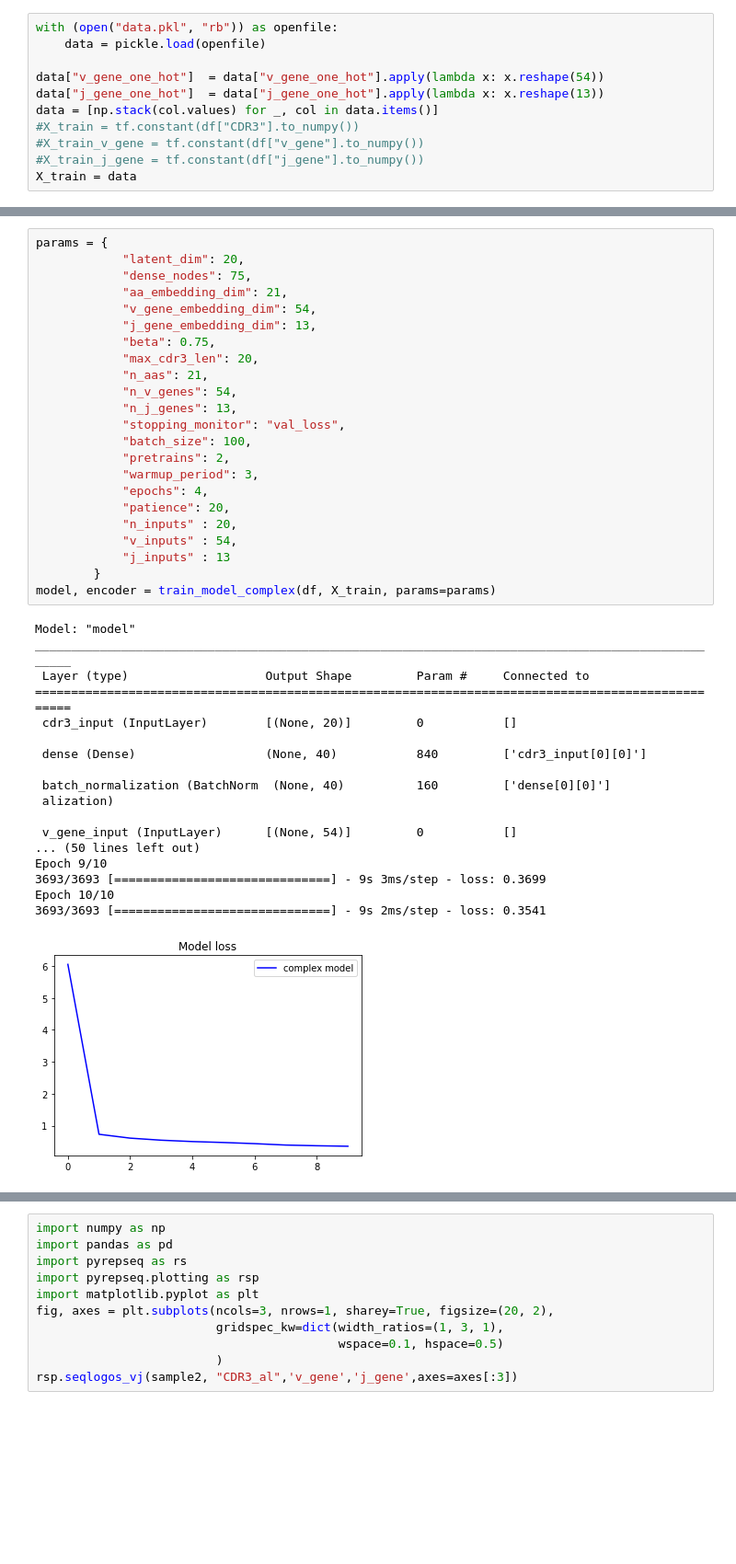
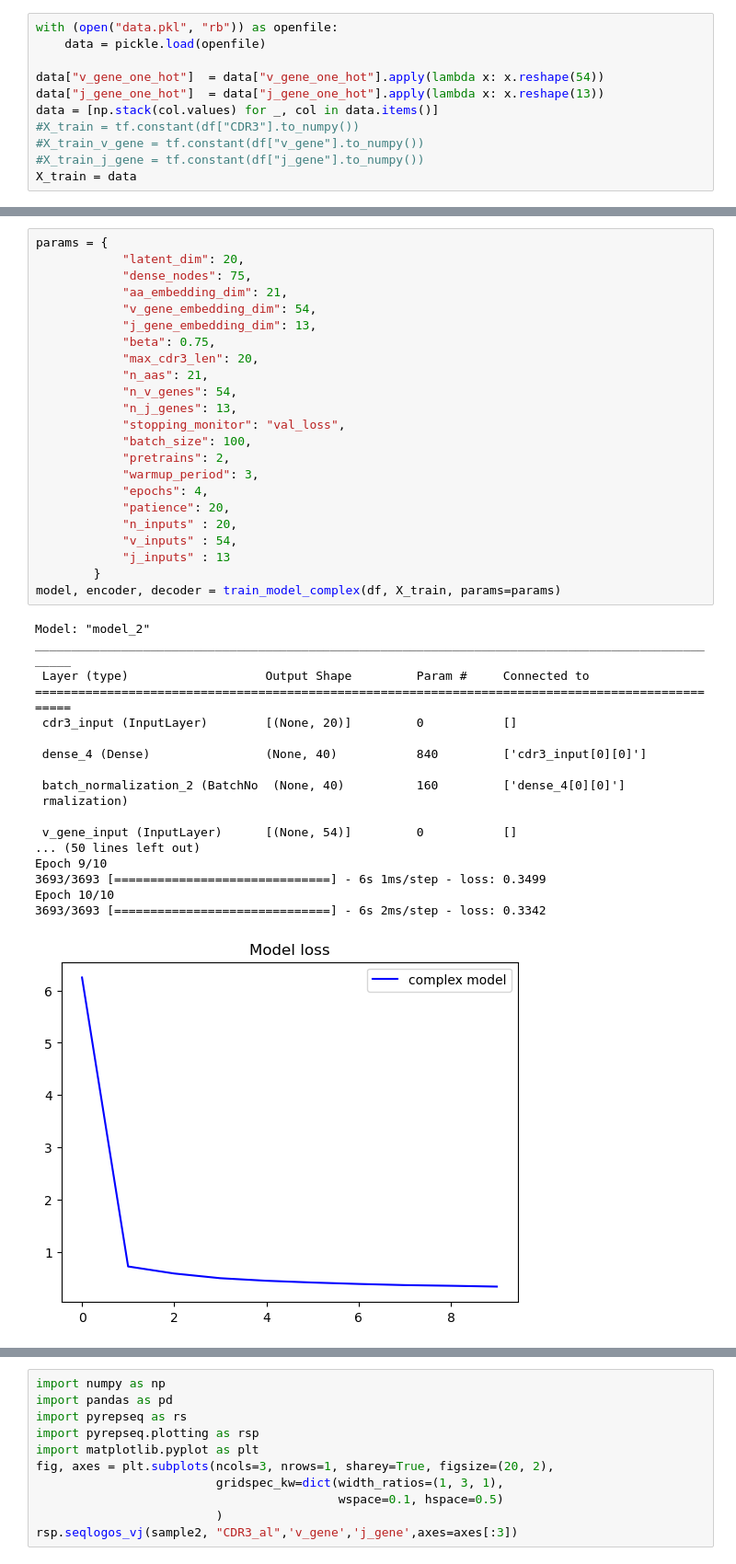
Before and after one commit to yanismiraoui/M4R-Project-Notebooks, a Jupyter notebook: comparison_tcrdist.ipynb, the cells around one changed output, grey strips where cells are left out. Shown: that part at 92% size. Drawn from its saved outputs; the diff is of its cells as text; blank space fills up the shorter version.

```diff
--- a/comparison_tcrdist.ipynb
+++ b/comparison_tcrdist.ipynb
@@ -35,38 +57,38 @@ params = {
             "aa_embedding_dim": 21,
             "v_gene_embedding_dim": 54,
             "j_gene_embedding_dim": 13,
             "beta": 0.75,
             "max_cdr3_len": 20,
             "n_aas": 21,
             "n_v_genes": 54,
             "n_j_genes": 13,
             "stopping_monitor": "val_loss",
             "batch_size": 100,
             "pretrains": 2,
             "warmup_period": 3,
             "epochs": 4,
             "patience": 20,
             "n_inputs" : 20,
             "v_inputs" : 54,
             "j_inputs" : 13
         }
-model, encoder = train_model_complex(df, X_train, params=params)
+model, encoder, decoder = train_model_complex(df, X_train, params=params)
 # %% [output]
-Model: "model"
+Model: "model_2"
 __________________________________________________________________________________________________
  Layer (type)                   Output Shape         Param #     Connected to
 ==================================================================================================
  cdr3_input (InputLayer)        [(None, 20)]         0           []
 
- dense (Dense)                  (None, 40)           840         ['cdr3_input[0][0]']
+ dense_4 (Dense)                (None, 40)           840         ['cdr3_input[0][0]']
 
- batch_normalization (BatchNorm  (None, 40)          160         ['dense[0][0]']
- alization)
+ batch_normalization_2 (BatchNo  (None, 40)          160         ['dense_4[0][0]']
+ rmalization)
 
  v_gene_input (InputLayer)      [(None, 54)]         0           []
 ... (50 lines left out)
 Epoch 9/10
-3693/3693 [==============================] - 9s 3ms/step - loss: 0.3699
+3693/3693 [==============================] - 6s 1ms/step - loss: 0.3499
 Epoch 10/10
-3693/3693 [==============================] - 9s 2ms/step - loss: 0.3541
+3693/3693 [==============================] - 6s 2ms/step - loss: 0.3342
-[figure, old version]
+[figure, new version]
```
Also changed, not shown: parts of 33 cells of this notebook, 10 other files.
